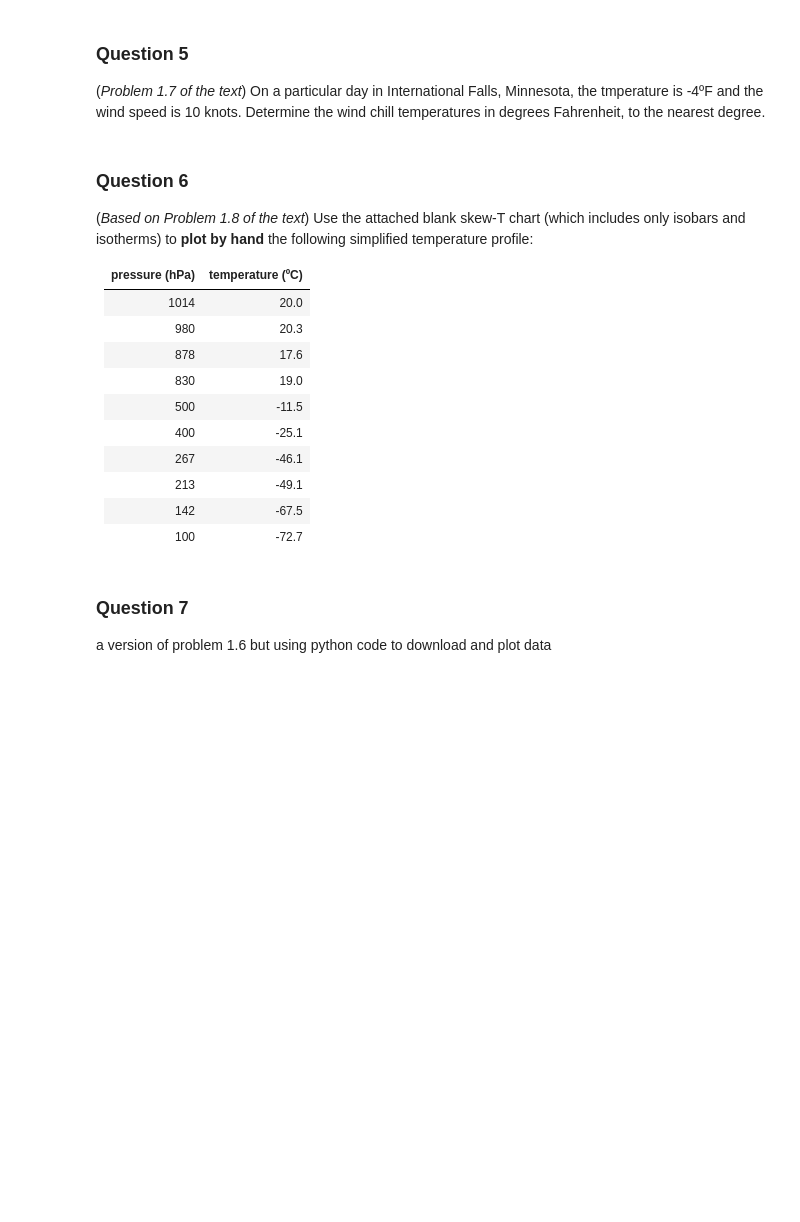
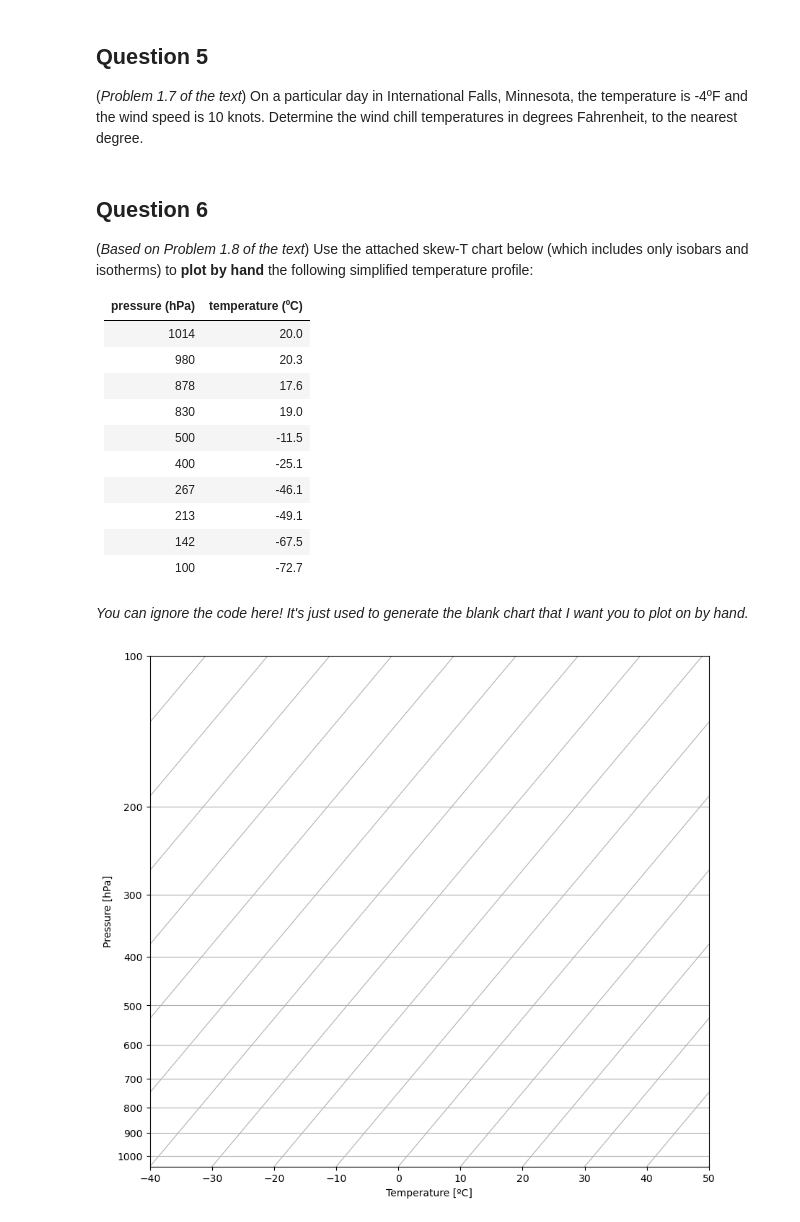
Before and after one commit to brian-rose/atm320-thermodynamics, a Jupyter notebook: assignments/assignment1.ipynb, the cells around one changed output. Drawn from its saved outputs; the diff is of its cells as text; code cells hidden in the pictures; blank space fills up the shorter version.

```diff
--- a/assignments/assignment1.ipynb
+++ b/assignments/assignment1.ipynb
@@ -28,11 +41,11 @@ where $p_0$ is the surface pressure and $H$ is called the scale height. From the
 # %% [markdown]
-### Question 5
+## Question 5
 
-(_Problem 1.7 of the text_) On a particular day in International Falls, Minnesota, the tmperature is -4ºF and the wind speed is 10 knots. Determine the wind chill temperatures in degrees Fahrenheit, to the nearest degree.
+(_Problem 1.7 of the text_) On a particular day in International Falls, Minnesota, the temperature is -4ºF and the wind speed is 10 knots. Determine the wind chill temperatures in degrees Fahrenheit, to the nearest degree.
 # %% [markdown]
-### Question 6
+## Question 6
 
-(_Based on Problem 1.8 of the text_) Use the attached blank skew-T chart (which includes only isobars and isotherms) to **plot by hand** the following simplified temperature profile:
+(_Based on Problem 1.8 of the text_) Use the attached skew-T chart below (which includes only isobars and isotherms) to **plot by hand** the following simplified temperature profile:
 
 | pressure (hPa) | temperature (ºC) |
 | ----------- | ----------- |
@@ -46,7 +59,14 @@ where $p_0$ is the surface pressure and $H$ is called the scale height. From the
 |  213  | -49.1   |
 |  142  | -67.5   |
 |  100  | -72.7   |
-# %% [markdown]
-### Question 7
-
-a version of problem 1.6 but using python code to download and plot data
+# %% [markdown]
+_You can ignore the code here! It's just used to generate the blank chart that I want you to plot on by hand._
+# %%
+import matplotlib.pyplot as plt
+from metpy.plots import Hodograph, SkewT
+fig = plt.figure(figsize=(10, 14))
+skew = SkewT(fig, rotation=40)
+skew.ax.set_xlabel('Temperature [ºC]')
+skew.ax.set_ylabel('Pressure [hPa]');
+# %% [output]
+[figure, added]
```
Also changed, not shown: parts of 6 cells of this notebook, 2 other files.
